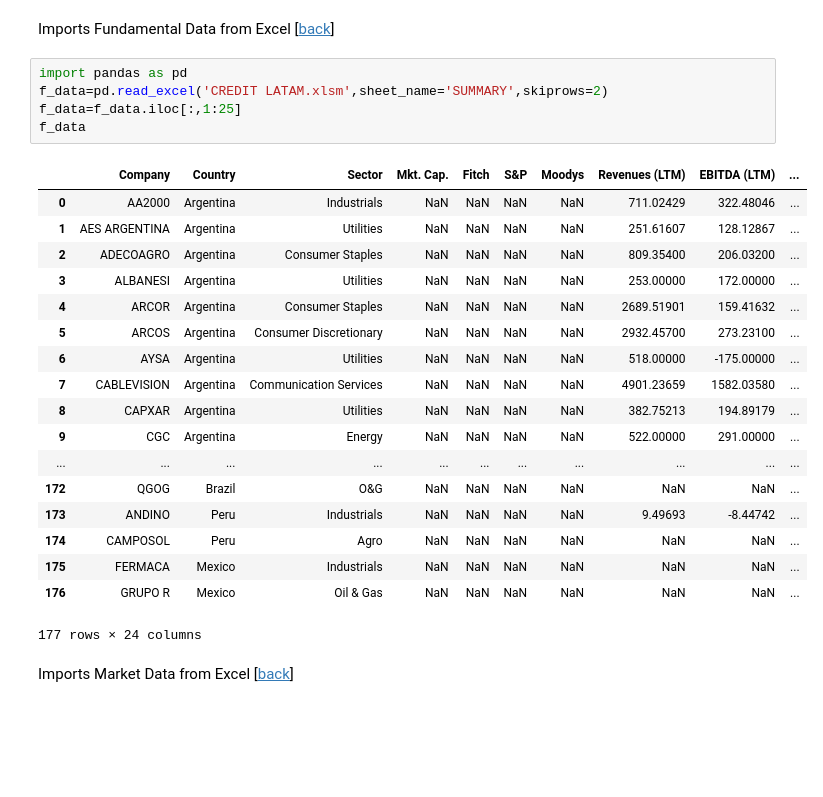
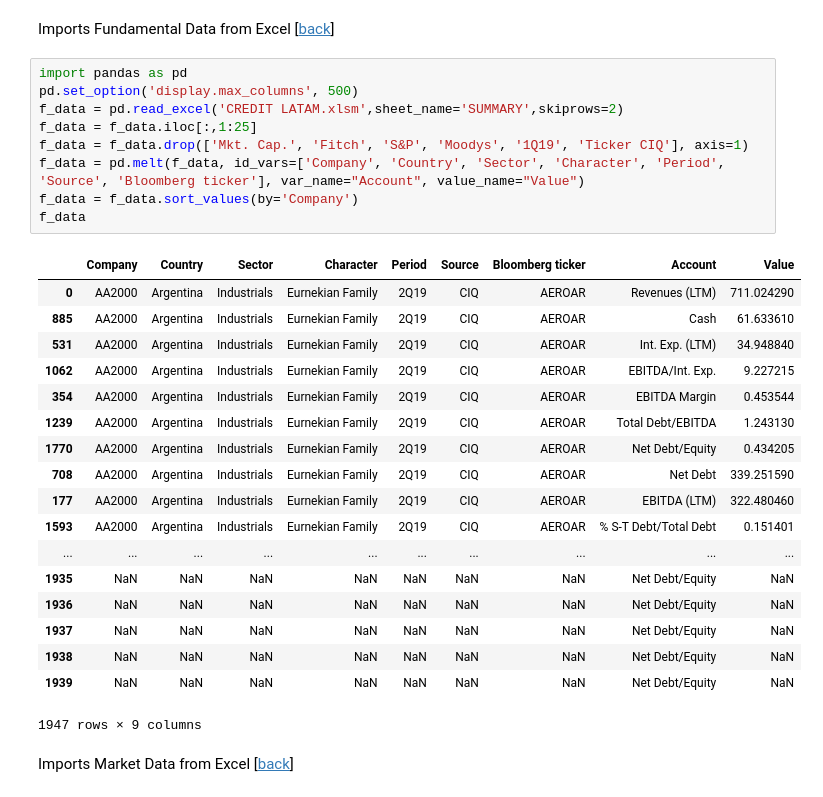
Before and after one commit to InakiCompass/fixedincomeproject, a Jupyter notebook: Creates FI Data Base.ipynb, the cells around one changed output. Saved outputs shown, nothing was run; the diff lists cells and outputs as text; blank space fills up the shorter version.

```diff
--- a/Creates FI Data Base.ipynb
+++ b/Creates FI Data Base.ipynb
@@ -17,28 +17,32 @@ Imports Fundamental Data from Excel<a id='i_f'></a>
 [<a href='#back'>back</a>]
 # %%
 import pandas as pd
-f_data=pd.read_excel('CREDIT LATAM.xlsm',sheet_name='SUMMARY',skiprows=2)
-f_data=f_data.iloc[:,1:25]
+pd.set_option('display.max_columns', 500)
+f_data = pd.read_excel('CREDIT LATAM.xlsm',sheet_name='SUMMARY',skiprows=2)
+f_data = f_data.iloc[:,1:25]
+f_data = f_data.drop(['Mkt. Cap.', 'Fitch', 'S&P', 'Moodys', '1Q19', 'Ticker CIQ'], axis=1)
+f_data = pd.melt(f_data, id_vars=['Company', 'Country', 'Sector', 'Character', 'Period', 'Source', 'Bloomberg ticker'], var_name="Account", value_name="Value")
+f_data = f_data.sort_values(by='Company')
 f_data
 # %% [output]
-|  | Company | Country | Sector | Mkt. Cap. | Fitch | S&P | Moodys | Revenues (LTM) | EBITDA (LTM) | ... |
-| 0 | AA2000 | Argentina | Industrials | NaN | NaN | NaN | NaN | 711.02429 | 322.48046 | ... |
-| 1 | AES ARGENTINA | Argentina | Utilities | NaN | NaN | NaN | NaN | 251.61607 | 128.12867 | ... |
-| 2 | ADECOAGRO | Argentina | Consumer Staples | NaN | NaN | NaN | NaN | 809.35400 | 206.03200 | ... |
-| 3 | ALBANESI | Argentina | Utilities | NaN | NaN | NaN | NaN | 253.00000 | 172.00000 | ... |
-| 4 | ARCOR | Argentina | Consumer Staples | NaN | NaN | NaN | NaN | 2689.51901 | 159.41632 | ... |
-| 5 | ARCOS | Argentina | Consumer Discretionary | NaN | NaN | NaN | NaN | 2932.45700 | 273.23100 | ... |
-| 6 | AYSA | Argentina | Utilities | NaN | NaN | NaN | NaN | 518.00000 | -175.00000 | ... |
-| 7 | CABLEVISION | Argentina | Communication Services | NaN | NaN | NaN | NaN | 4901.23659 | 1582.03580 | ... |
-| 8 | CAPXAR | Argentina | Utilities | NaN | NaN | NaN | NaN | 382.75213 | 194.89179 | ... |
-| 9 | CGC | Argentina | Energy | NaN | NaN | NaN | NaN | 522.00000 | 291.00000 | ... |
-| ... | ... | ... | ... | ... | ... | ... | ... | ... | ... | ... |
-| 172 | QGOG | Brazil | O&G | NaN | NaN | NaN | NaN | NaN | NaN | ... |
-| 173 | ANDINO | Peru | Industrials | NaN | NaN | NaN | NaN | 9.49693 | -8.44742 | ... |
-| 174 | CAMPOSOL | Peru | Agro | NaN | NaN | NaN | NaN | NaN | NaN | ... |
-| 175 | FERMACA | Mexico | Industrials | NaN | NaN | NaN | NaN | NaN | NaN | ... |
-| 176 | GRUPO R | Mexico | Oil & Gas | NaN | NaN | NaN | NaN | NaN | NaN | ... |
+|  | Company | Country | Sector | Character | Period | Source | Bloomberg ticker | Account | Value |
+| 0 | AA2000 | Argentina | Industrials | Eurnekian Family | 2Q19 | CIQ | AEROAR | Revenues (LTM) | 711.024290 |
+| 885 | AA2000 | Argentina | Industrials | Eurnekian Family | 2Q19 | CIQ | AEROAR | Cash | 61.633610 |
+| 531 | AA2000 | Argentina | Industrials | Eurnekian Family | 2Q19 | CIQ | AEROAR | Int. Exp. (LTM) | 34.948840 |
+| 1062 | AA2000 | Argentina | Industrials | Eurnekian Family | 2Q19 | CIQ | AEROAR | EBITDA/Int. Exp. | 9.227215 |
+| 354 | AA2000 | Argentina | Industrials | Eurnekian Family | 2Q19 | CIQ | AEROAR | EBITDA Margin | 0.453544 |
+| 1239 | AA2000 | Argentina | Industrials | Eurnekian Family | 2Q19 | CIQ | AEROAR | Total Debt/EBITDA | 1.243130 |
+| 1770 | AA2000 | Argentina | Industrials | Eurnekian Family | 2Q19 | CIQ | AEROAR | Net Debt/Equity | 0.434205 |
+| 708 | AA2000 | Argentina | Industrials | Eurnekian Family | 2Q19 | CIQ | AEROAR | Net Debt | 339.251590 |
+| 177 | AA2000 | Argentina | Industrials | Eurnekian Family | 2Q19 | CIQ | AEROAR | EBITDA (LTM) | 322.480460 |
+| 1593 | AA2000 | Argentina | Industrials | Eurnekian Family | 2Q19 | CIQ | AEROAR | % S-T Debt/Total Debt | 0.151401 |
+| ... | ... | ... | ... | ... | ... | ... | ... | ... | ... |
+| 1935 | NaN | NaN | NaN | NaN | NaN | NaN | NaN | Net Debt/Equity | NaN |
+| 1936 | NaN | NaN | NaN | NaN | NaN | NaN | NaN | Net Debt/Equity | NaN |
+| 1937 | NaN | NaN | NaN | NaN | NaN | NaN | NaN | Net Debt/Equity | NaN |
+| 1938 | NaN | NaN | NaN | NaN | NaN | NaN | NaN | Net Debt/Equity | NaN |
+| 1939 | NaN | NaN | NaN | NaN | NaN | NaN | NaN | Net Debt/Equity | NaN |
-177 rows × 24 columns
+1947 rows × 9 columns
 # %% [markdown]
 Imports Market Data from Excel<a id='i_m'></a>
 [<a href='#back'>back</a>]
```
Also changed, not shown: parts of 4 cells of this notebook.
